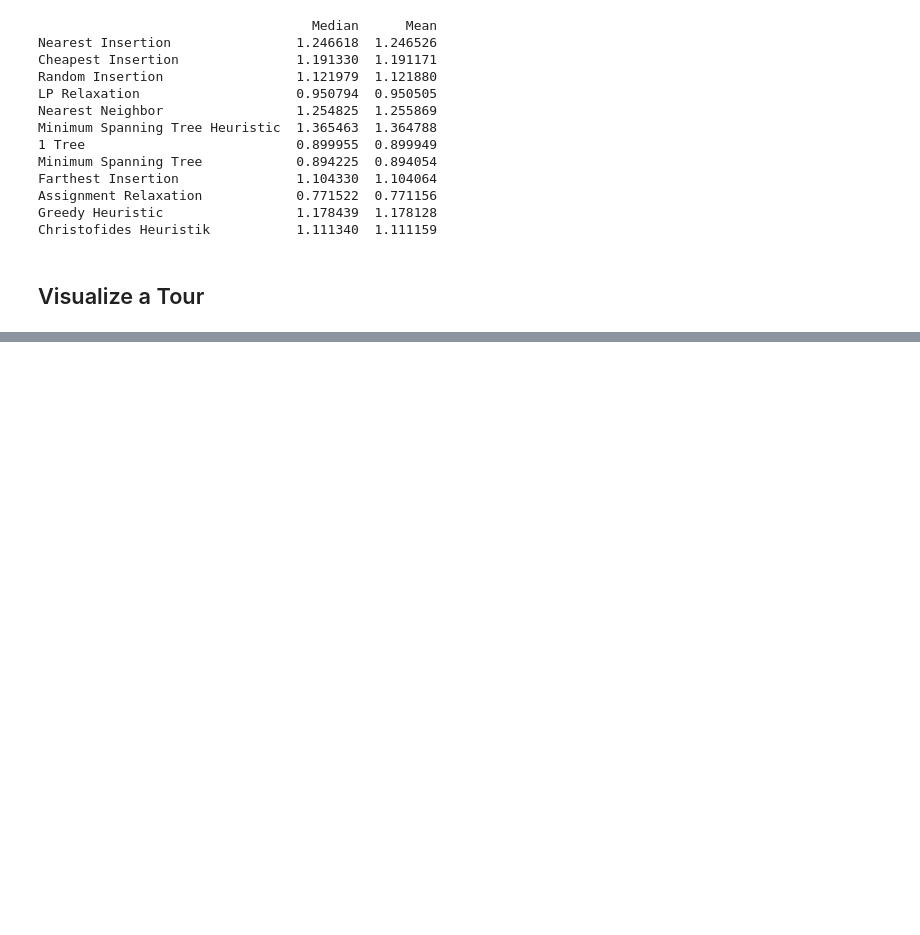
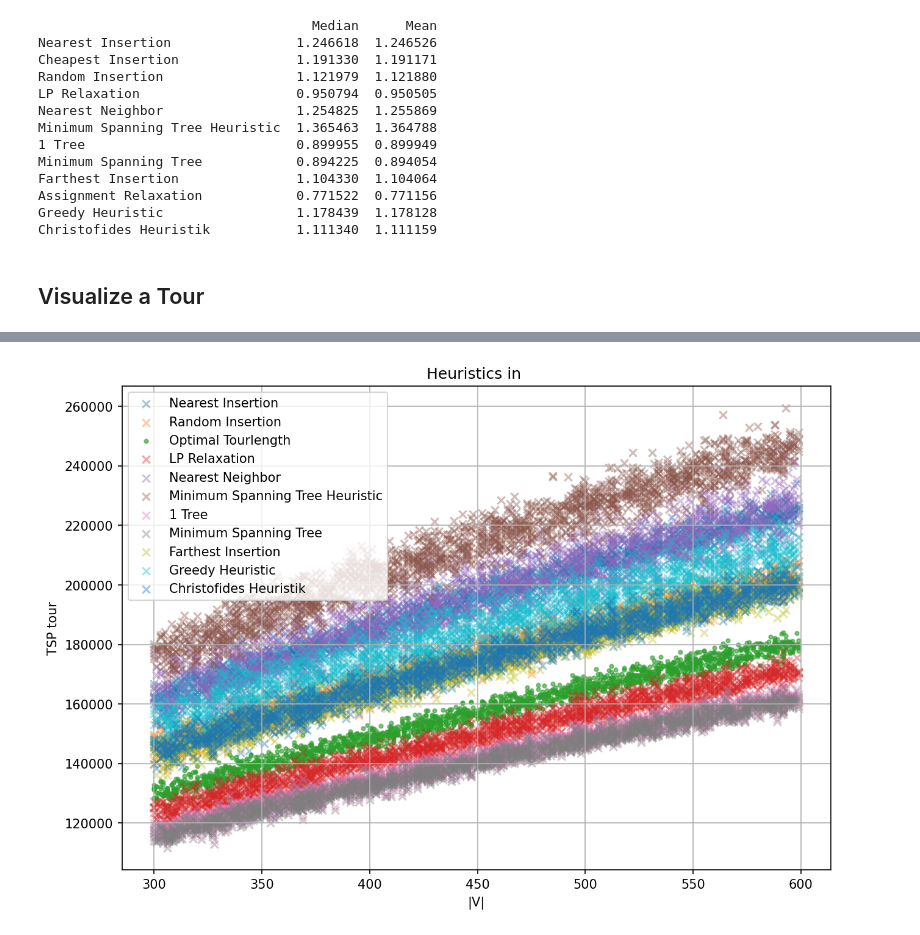
Before and after one commit to paulbrenker/decision-tsp, a Jupyter notebook: heuristics.ipynb, the cells around one changed output, grey strips where cells are left out. Cells and saved outputs as stored; diff of their text form; code cells hidden in the pictures; blank space fills up the shorter version.

```diff
--- a/heuristics.ipynb
+++ b/heuristics.ipynb
@@ -172,0 +182,15 @@ TypeError: 'NoneType' object is not iterable
+# %%
+DIRECTORY_PATH = 'tspset1'
+
+# Get a list of filenames in the directory (excluding subdirectories)
+filenames = [filename for filename in os.listdir(DIRECTORY_PATH)
+             if os.path.isfile(os.path.join(DIRECTORY_PATH, filename))]
+
+# Sort filenames
+filenames.sort(key = lambda name: int(name.replace('tsp_', '').replace('_sol.json','')))
+
+# Read data into memory
+instances = []
+for filename in filenames:
+    instance = load_from_json(DIRECTORY_PATH + '/' + filename)
+    instances.append(instance)
@@ -172,0 +201,20 @@ TypeError: 'NoneType' object is not iterable
+# %%
+# plot the instance size /tour length distribution
+plt.figure(figsize=(10, 7), dpi=150)
+
+V = [len(x['node_coordinates']) for x in instances]
+
+for (heuristic, data) in heuristics.items():
+    if(heuristic == 'opt'):
+        plt.scatter(V, data, marker='.', alpha=0.6, label=heuristic_names[heuristic])
+    else:
+        plt.scatter(V, data, marker='x', alpha=0.4, label=heuristic_names[heuristic])
+
+plt.title('Heuristics in ')
+plt.xlabel('|V|')
+plt.ylabel('TSP tour')
+plt.legend()
+plt.grid(True)
+plt.show()
+# %% [output]
+[figure, added]
```
Also changed, not shown: parts of 6 cells of this notebook.
